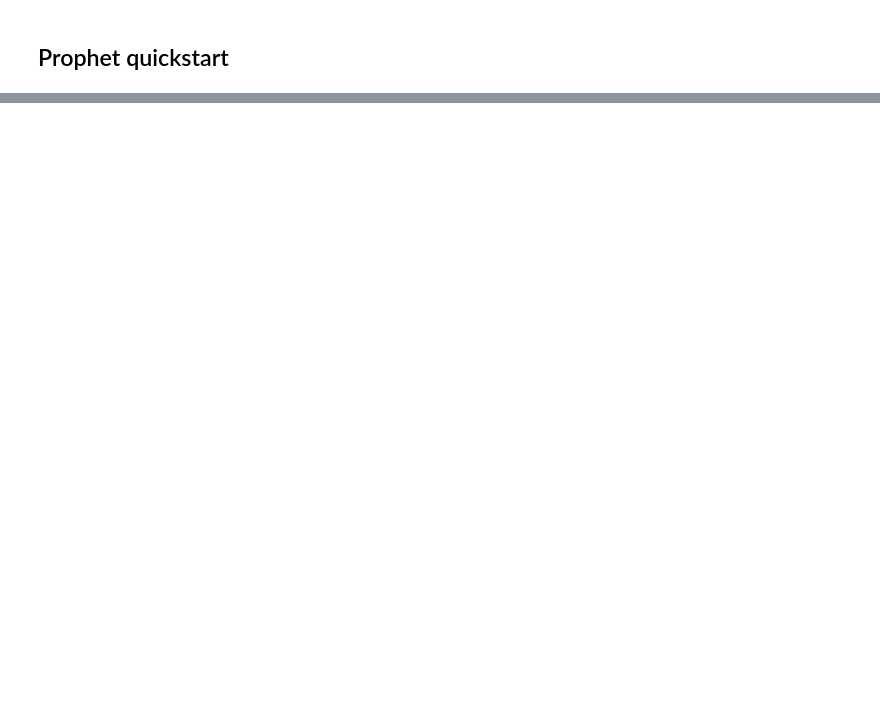
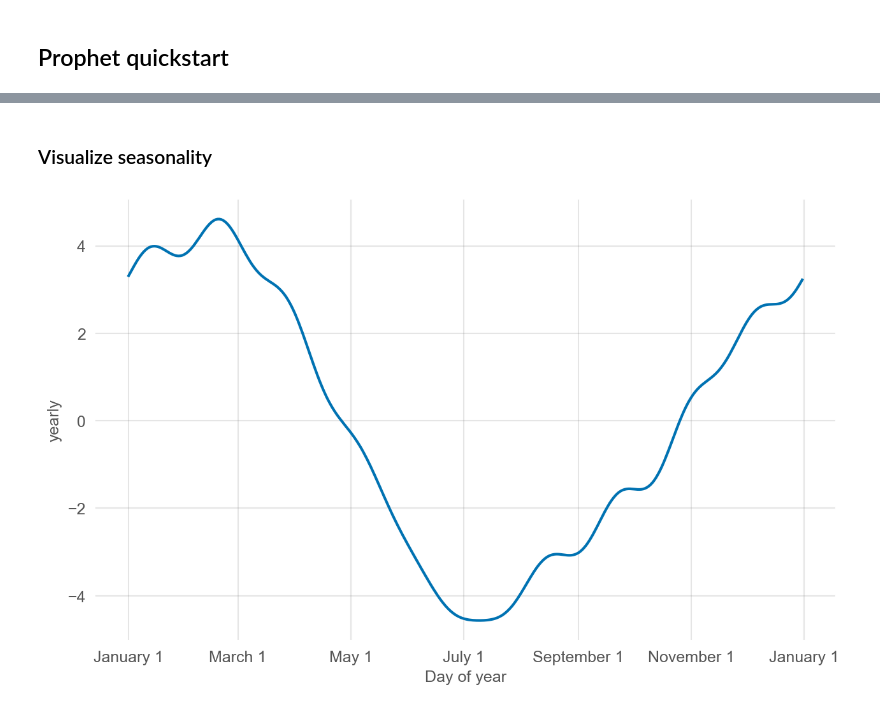
Before and after one commit to caiocasagrande/applied_time_series_analysis, a Jupyter notebook: notebooks/06_prophet.ipynb, the cells around one changed output, grey strips where cells are left out. Saved outputs shown, nothing was run; the diff lists cells and outputs as text; code cells hidden in the pictures; blank space fills up the shorter version.

```diff
--- a/notebooks/06_prophet.ipynb
+++ b/notebooks/06_prophet.ipynb
@@ -117,0 +236,8 @@ m.fit(df)
+# %% [markdown]
+### Visualize seasonality
+# %%
+m = Prophet().fit(df)
+# %%
+a = plot_yearly(m)
+# %% [output]
+[figure, added]
```
Also changed, not shown: parts of 33 cells of this notebook.
